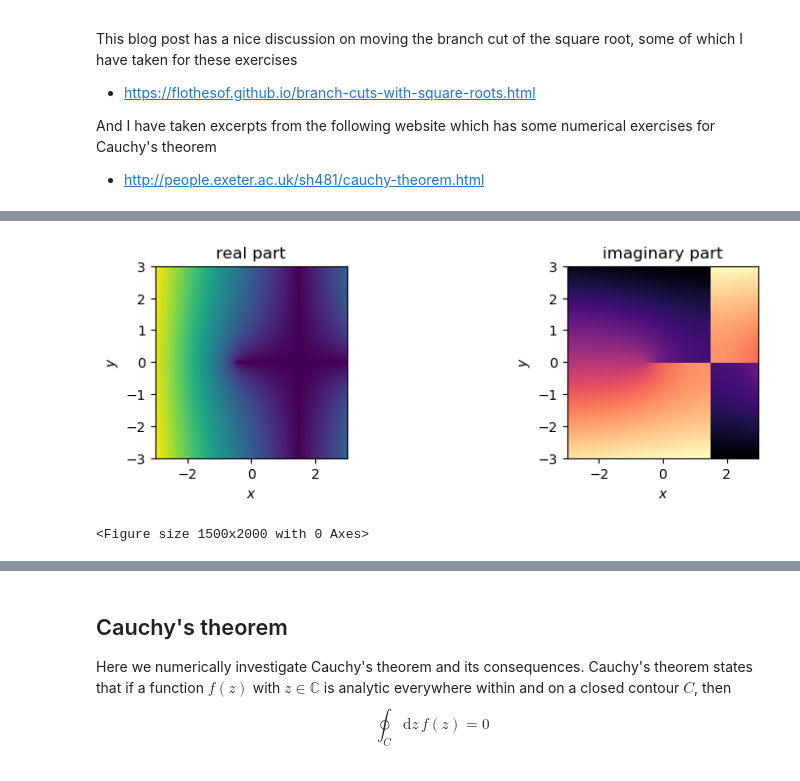
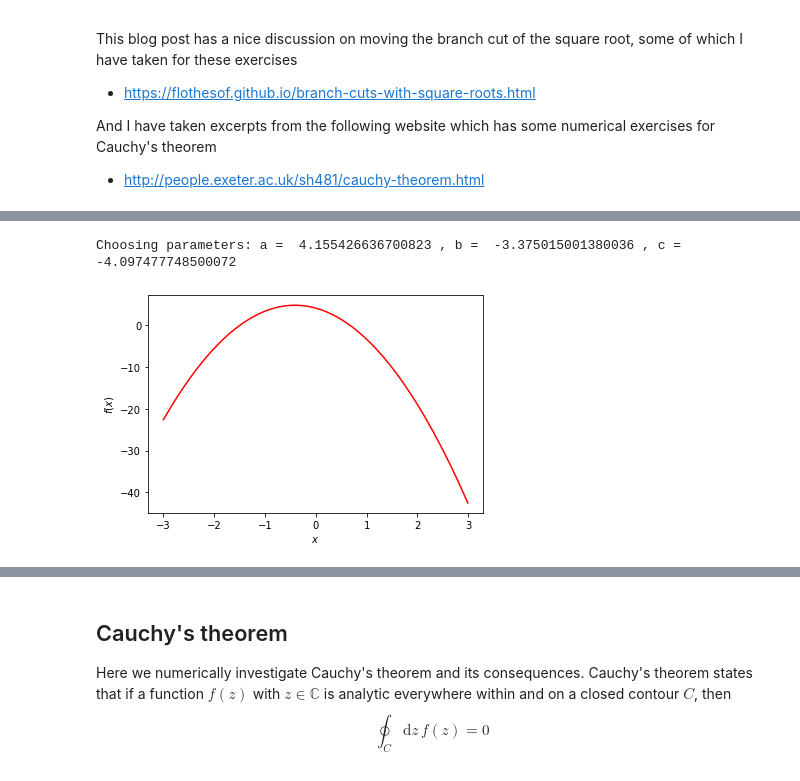
Before and after one commit to ajackura/LatticeSummerSchool2021-ScatteringExercises, a Jupyter notebook: Notebooks/complex.ipynb, the cells around one changed output, grey strips where cells are left out. Cells and saved outputs as stored; diff of their text form; code cells hidden in the pictures.

Commit message:
updates to complex notebook

```diff
--- a/Notebooks/complex.ipynb
+++ b/Notebooks/complex.ipynb
@@ -95,17 +137,24 @@ def argand_plot_3D(func):
 # %%
-#def f(z):
-#    return 0.5 * z**2 + 2.0*z -2.0
+'''
+Example 1: Plotting a complex function
+'''
 
+# Let us choose a,b,c to be random numbers between -5 and 5
 a=10.0*(rn.random()-0.5)
 b=10.0*(rn.random()-0.5)
 c=10.0*(rn.random()-0.5)
+print('Choosing parameters: a = ',a,', b = ',b,', c = ',c)
 
-# The integrand in Cauchy's theorem
+# The function
 def f(z):
-    return np.sqrt(a + b*z + c*z**2)
+    return a + b*z + c*z**2
 
-plt.figure(figsize=(10,12), dpi= 100)
-argand_plot_2D(f)
+# Making plot #1
+x = np.arange(-3, 3, 0.01)
+plt.plot(x, f(x), 'r')
+plt.xlabel(r'$x$')
+plt.ylabel(r'$f(x)$')
+plt.show()
 # %% [output]
+Choosing parameters: a =  4.155426636700823 , b =  -3.375015001380036 , c =  -4.097477748500072
-[figure, old version]
+[figure, new version]
-<Figure size 1500x2000 with 0 Axes>
```
Also changed, not shown: parts of 10 cells of this notebook.
